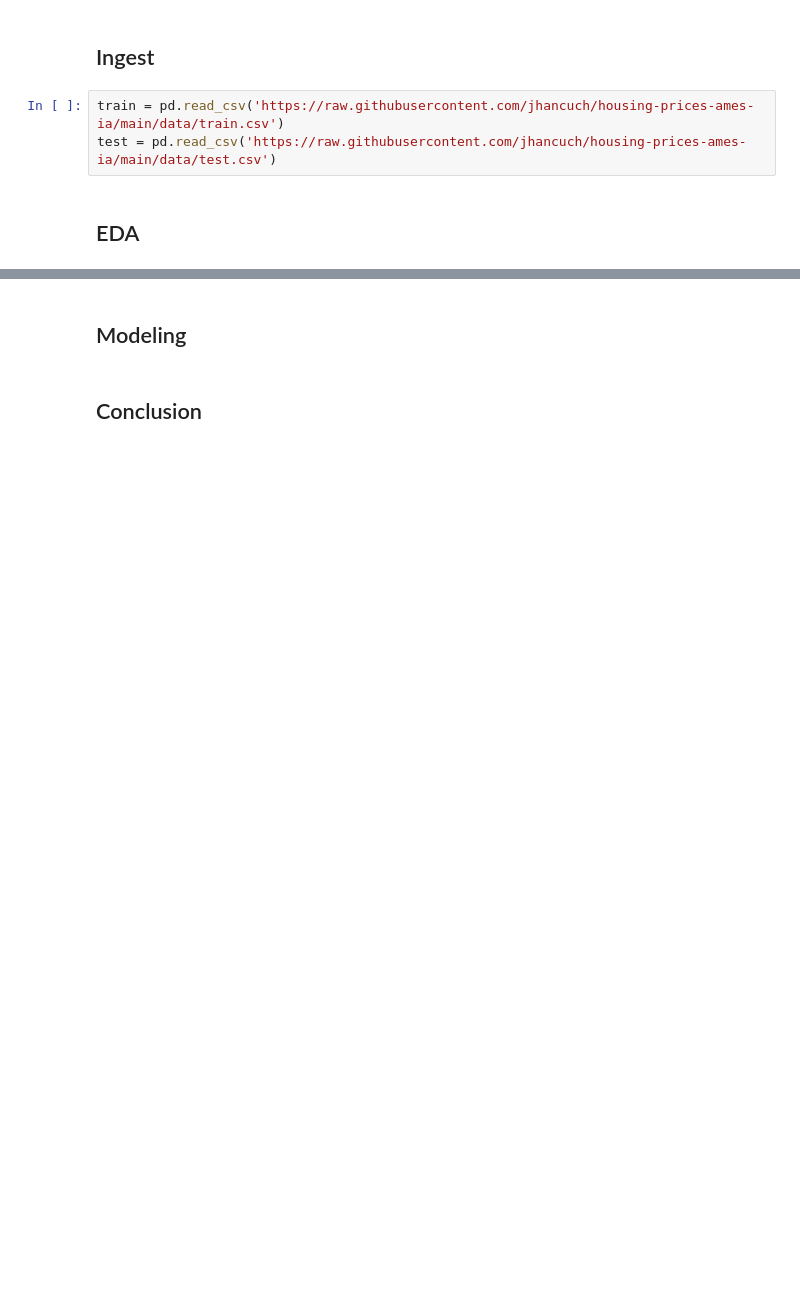
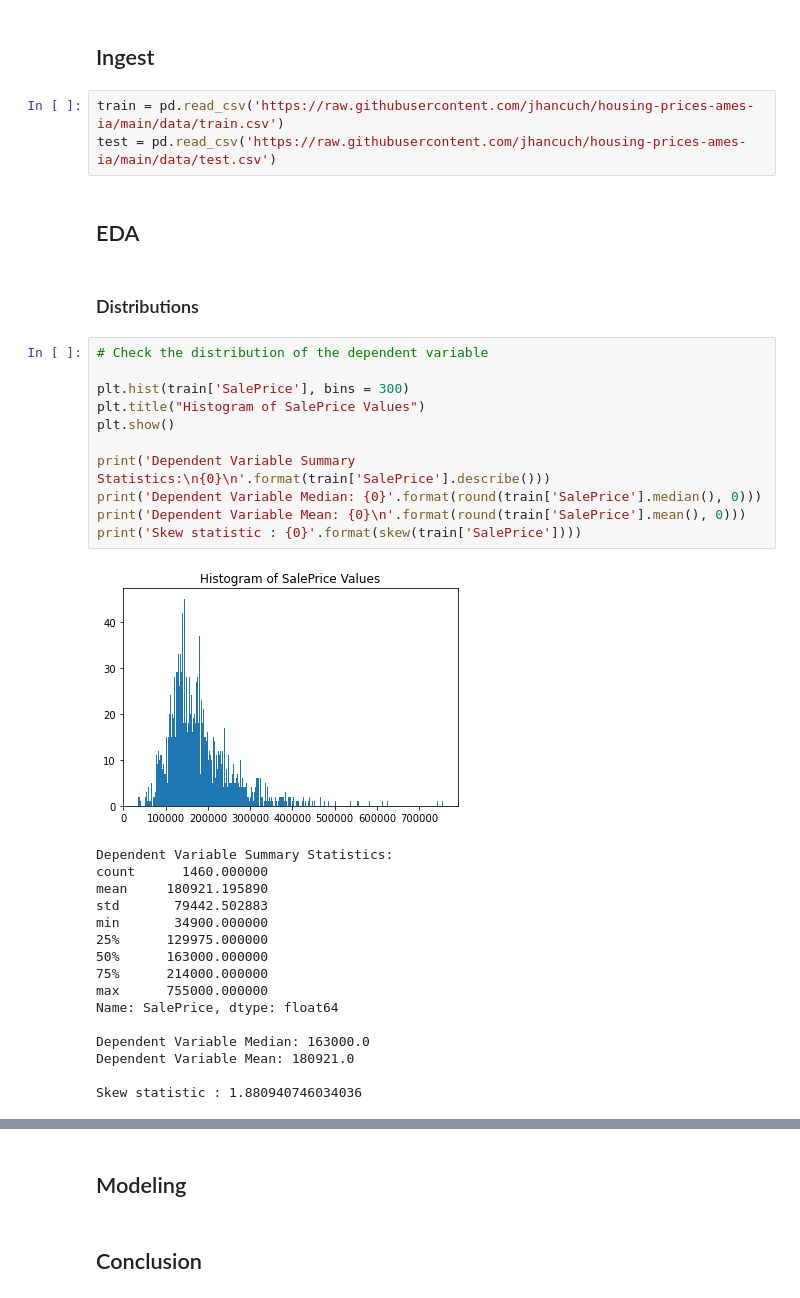
Before and after one commit to jhancuch/housing-prices-ames-ia, a Jupyter notebook: housing-price-prediction.ipynb, the cells around one changed output, grey strips where cells are left out. Cells and saved outputs as stored; diff of their text form; blank space fills up the shorter version.

Commit message:
distribution and relationship x y code

```diff
--- a/housing-price-prediction.ipynb
+++ b/housing-price-prediction.ipynb
@@ -14,3 +18,33 @@ train = pd.read_csv('https://raw.githubusercontent.com/jhancuch/housing-prices-a
 test = pd.read_csv('https://raw.githubusercontent.com/jhancuch/housing-prices-ames-ia/main/data/test.csv')
 # %% [markdown]
 ## EDA
+# %% [markdown]
+### Distributions
+# %%
+# Check the distribution of the dependent variable
+
+plt.hist(train['SalePrice'], bins = 300)
+plt.title("Histogram of SalePrice Values")
+plt.show()
+
+print('Dependent Variable Summary Statistics:\n{0}\n'.format(train['SalePrice'].describe()))
+print('Dependent Variable Median: {0}'.format(round(train['SalePrice'].median(), 0)))
+print('Dependent Variable Mean: {0}\n'.format(round(train['SalePrice'].mean(), 0)))
+print('Skew statistic : {0}'.format(skew(train['SalePrice'])))
+# %% [output]
+[figure, added]
+Dependent Variable Summary Statistics:
+count      1460.000000
+mean     180921.195890
+std       79442.502883
+min       34900.000000
+25%      129975.000000
+50%      163000.000000
+75%      214000.000000
+max      755000.000000
+Name: SalePrice, dtype: float64
+
+Dependent Variable Median: 163000.0
+Dependent Variable Mean: 180921.0
+
+Skew statistic : 1.880940746034036
```
Also changed, not shown: parts of 4 cells of this notebook.
